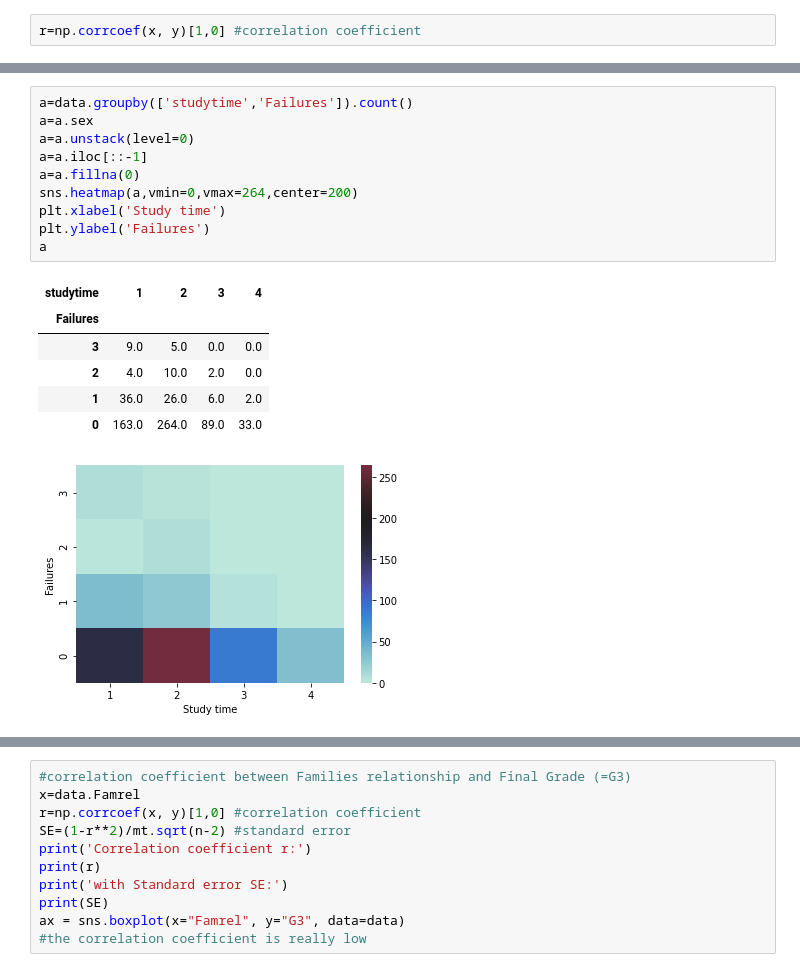
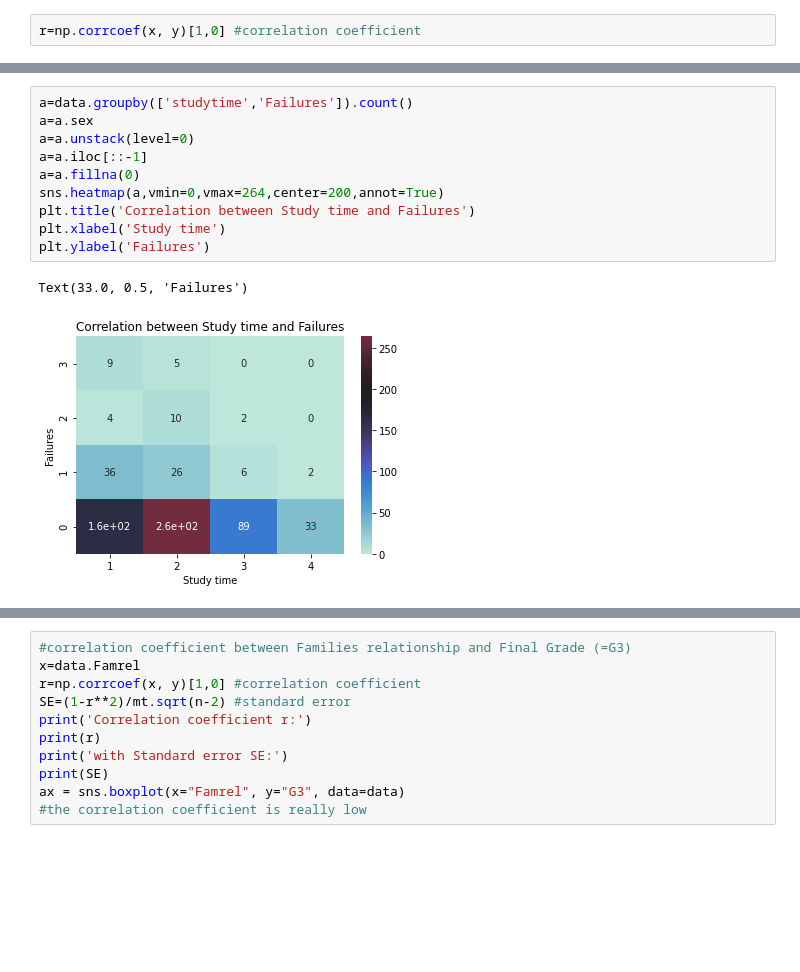
Before and after one commit to lucarossi9/statistical-computation-team-1, a Jupyter notebook: correlations.ipynb, the cells around one changed output, grey strips where cells are left out. Drawn from its saved outputs; the diff is of its cells as text; blank space fills up the shorter version.

Commit message:
added correlations between other graphics

```diff
--- a/correlations.ipynb
+++ b/correlations.ipynb
@@ -63,20 +63,15 @@ sns.jointplot(data=data, x="studytime", y="Failures", kind="reg")
 # %%
 a=data.groupby(['studytime','Failures']).count()
 a=a.sex
 a=a.unstack(level=0)
 a=a.iloc[::-1]
 a=a.fillna(0)
-sns.heatmap(a,vmin=0,vmax=264,center=200)
+sns.heatmap(a,vmin=0,vmax=264,center=200,annot=True)
+plt.title('Correlation between Study time and Failures')
 plt.xlabel('Study time')
 plt.ylabel('Failures')
-a
 # %% [output]
-| studytime | 1 | 2 | 3 | 4 |
-| Failures |  |  |  |  |
-| 3 | 9.0 | 5.0 | 0.0 | 0.0 |
-| 2 | 4.0 | 10.0 | 2.0 | 0.0 |
-| 1 | 36.0 | 26.0 | 6.0 | 2.0 |
-| 0 | 163.0 | 264.0 | 89.0 | 33.0 |
+Text(33.0, 0.5, 'Failures')
-[figure, old version]
+[figure, new version]
 # %%
 #correlation coefficient between Study time and Final Grade (=G3)
```
Also changed, not shown: parts of 10 cells of this notebook.
